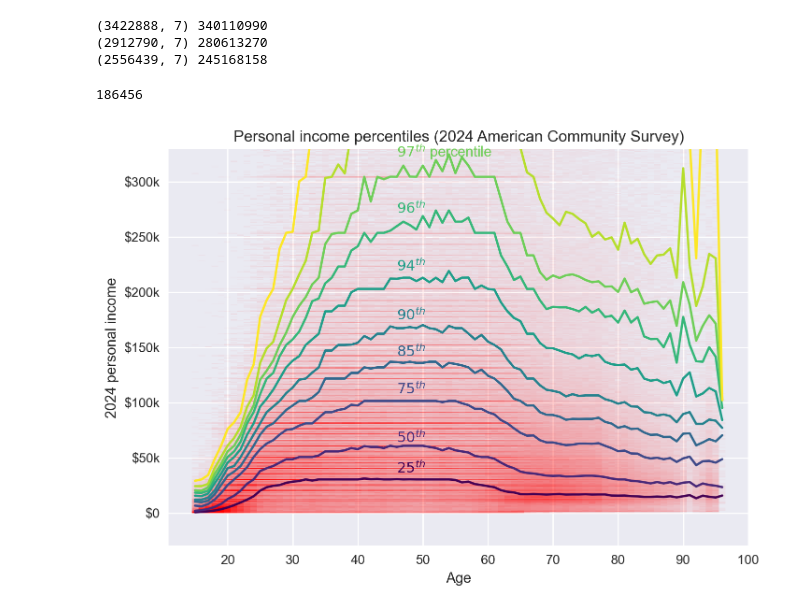
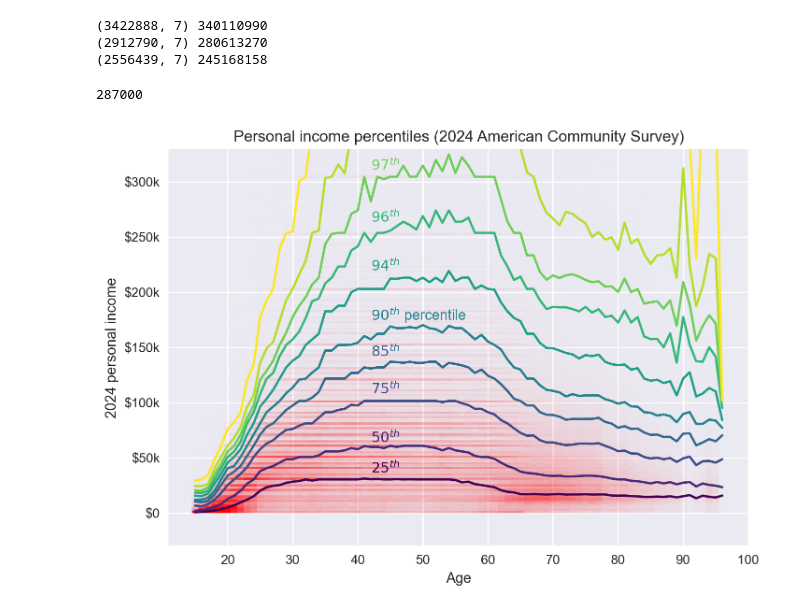
Before and after one commit to ajschumacher/show_the_data, a Jupyter notebook: 20260408-day9_wealth_nozero.ipynb, the cells around one changed output. Saved outputs shown, nothing was run; the diff lists cells and outputs as text; code cells hidden in the pictures.

```diff
--- a/20260408-day9_wealth_nozero.ipynb
+++ b/20260408-day9_wealth_nozero.ipynb
@@ -26,7 +26,7 @@ print(data.shape, data.PWGTP.sum())
 breaks = [0.25, 0.5, 0.75, 0.85, 0.9, 0.94, 0.96, 0.97, 0.98, 0.99]
 ages = list(range(data.AGEP.min(), data.AGEP.max() + 1))
 quantiles = []
-binwidth = 1_000
+binwidth = 2_000
 bincounts = []
 
 for index in ages:
@@ -44,43 +44,44 @@ results = np.stack(quantiles)
 # %%
 max(bincounts[0].values())
 # %% [output]
-186456
+287000
 # %%
 cmap = plt.get_cmap('viridis')  # 'viridis', 'plasma', 'cividis', etc.
 colors = cmap(np.linspace(0, 1, len(breaks)))
 
 for index, series in enumerate(results.T):
     plt.plot(ages, series, color=colors[index])  # '-o', markersize=4,
     if (series[40] + series[41]) / 2 < 330_000:
         plt.text(
-            y=(series[40] + series[41]) / 2 + 12_000,
-            x=46,
-            s=f'${int(breaks[index]*100)}^{{th}}$' if breaks[index] != 0.97 else f'${int(breaks[index]*100)}^{{th}}$ percentile',
+            y=(series[40] + series[41]) / 2 + {0.25: 12_000, 0.5: 12_000, 0.75: 12_000, 0.85: 12_000,
+                                               0.9: 12_000, 0.94: 12_000, 0.96: 4_000, 0.97: 0, 0.98: 0, 0.99: 0}[breaks[index]],
+            x=42,
+            s=f'${int(breaks[index]*100)}^{{th}}$' if breaks[index] != 0.9 else f'${int(breaks[index]*100)}^{{th}}$ percentile',
             ha='left', va='center',
             color=colors[index], fontsize=11
         )
 
 bottom, top = plt.ylim()
 plt.ylim(top=300_000 - bottom)  # bottom is negative
 plt.gca().yaxis.set_major_formatter(mticker.FuncFormatter(lambda x, _: f'${int(x/1000)}k' if x != 0 else '$0'))
 plt.ylabel('2024 personal income')
 plt.xlabel('Age')
 plt.title('Personal income percentiles (2024 American Community Survey)')
 
 for age, counts in zip(ages, bincounts):
     maxcount = sorted(counts.values())[-1]
-    maxcount = 186456  # override...
+    maxcount = max(bincounts[0].values())  # override...
     for key, value in counts.items():
         rect = patches.Rectangle(
             (age - 0.5, key * binwidth),          # bottom-left corner
             1, binwidth,   # dimensions
             linewidth=1,
             edgecolor='none',
             facecolor='red',
-            alpha=min(1.0, (value / maxcount) ** 0.5)         # opacity: 0.0 = transparent, 1.0 = opaque
+            alpha=min(1.0, (value / maxcount))         # opacity: 0.0 = transparent, 1.0 = opaque
             )
         plt.gca().add_patch(rect)
 
 plt.show()
 # %% [output]
-[figure, old version]
+[figure, new version]
```
Also changed, not shown: 1 other file.
